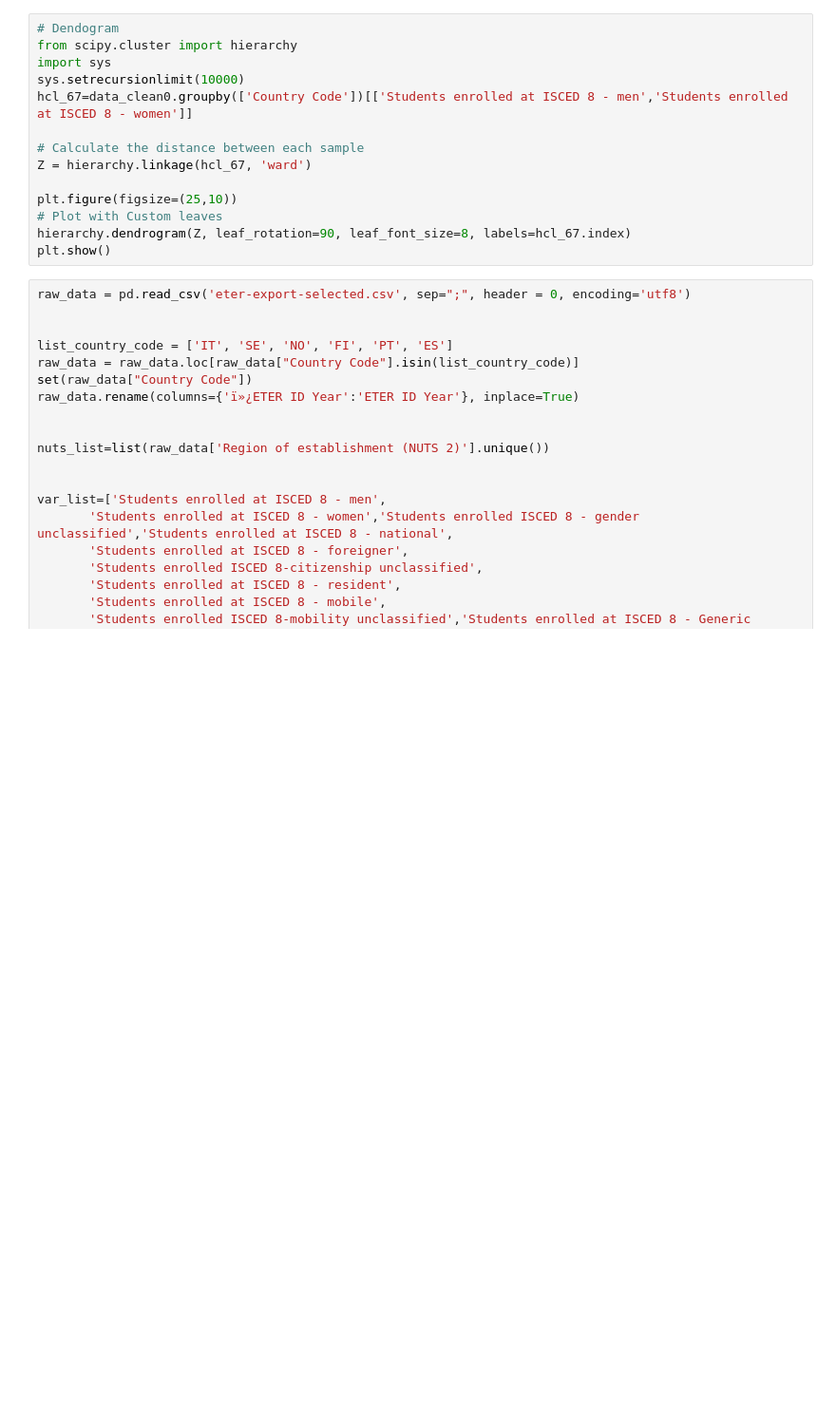
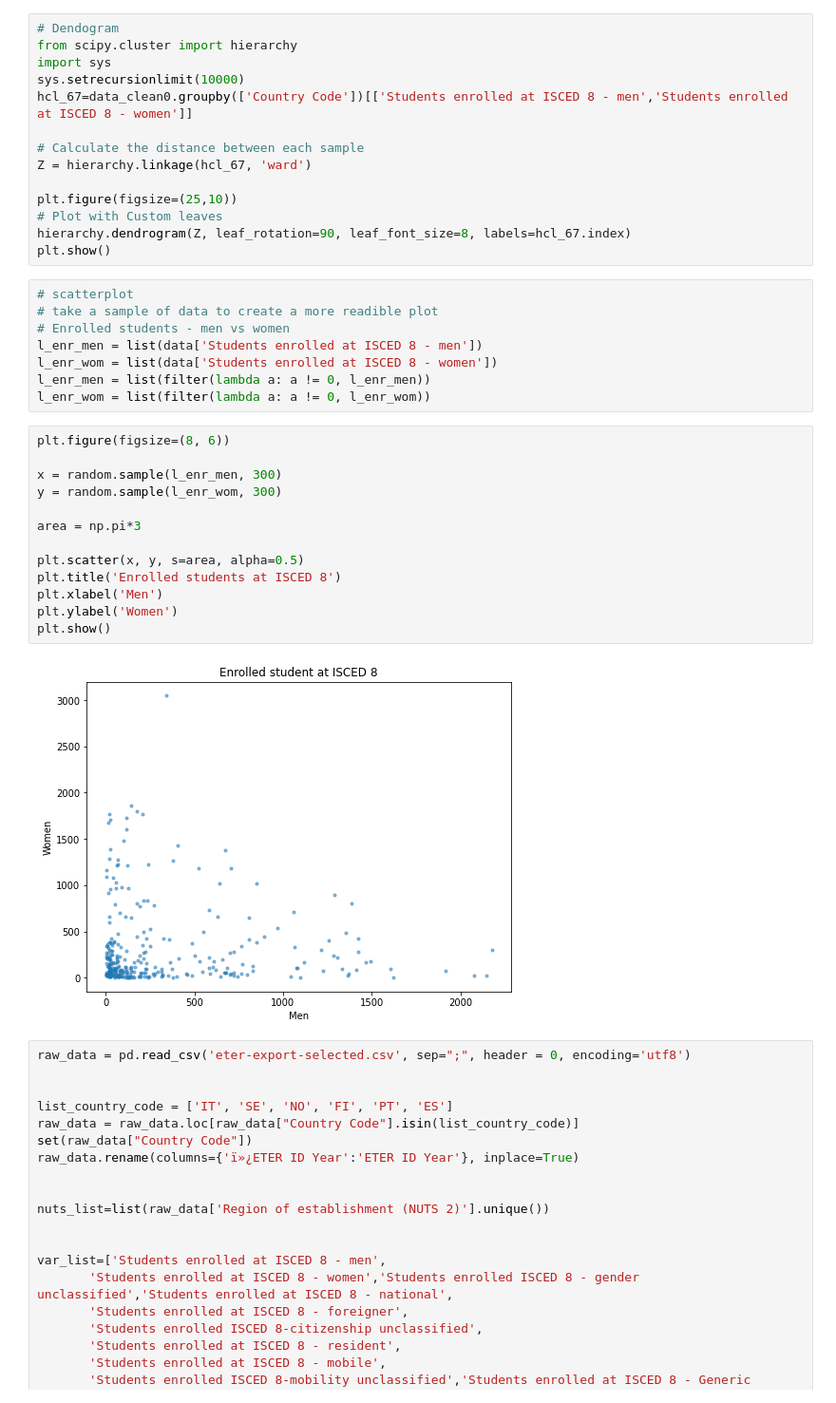
Before and after one commit to robertapassarelli/QME_projectwork, a Jupyter notebook: project_qme.ipynb, the cells around one changed output. Shown at 95% size. Saved outputs shown, nothing was run; the diff lists cells and outputs as text; blank space fills up the shorter version.

```diff
--- a/project_qme.ipynb
+++ b/project_qme.ipynb
@@ -707,6 +755,29 @@ plt.figure(figsize=(25,10))
 # Plot with Custom leaves
 hierarchy.dendrogram(Z, leaf_rotation=90, leaf_font_size=8, labels=hcl_67.index)
 plt.show()
+# %%
+# scatterplot
+# take a sample of data to create a more readible plot
+# Enrolled students - men vs women
+l_enr_men = list(data['Students enrolled at ISCED 8 - men'])
+l_enr_wom = list(data['Students enrolled at ISCED 8 - women'])
+l_enr_men = list(filter(lambda a: a != 0, l_enr_men))
+l_enr_wom = list(filter(lambda a: a != 0, l_enr_wom))
+# %%
+plt.figure(figsize=(8, 6))
+
+x = random.sample(l_enr_men, 300)
+y = random.sample(l_enr_wom, 300)
+
+area = np.pi*3
+
+plt.scatter(x, y, s=area, alpha=0.5)
+plt.title('Enrolled students at ISCED 8')
+plt.xlabel('Men')
+plt.ylabel('Women')
+plt.show()
+# %% [output]
+[figure, added]
 # %%
 raw_data = pd.read_csv('eter-export-selected.csv', sep=";", header = 0, encoding='utf8')
 
```
Also changed, not shown: parts of 16 cells of this notebook.
